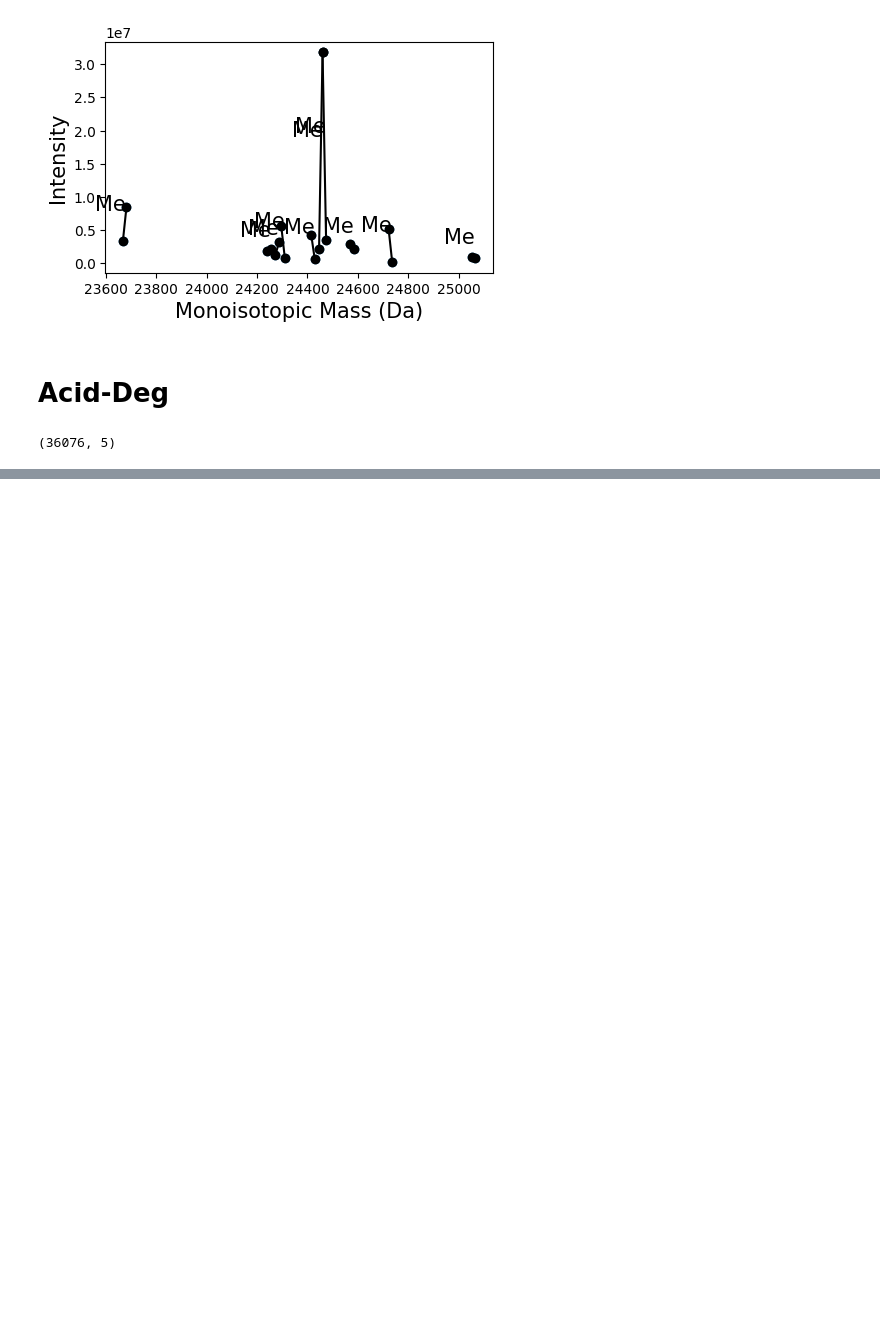
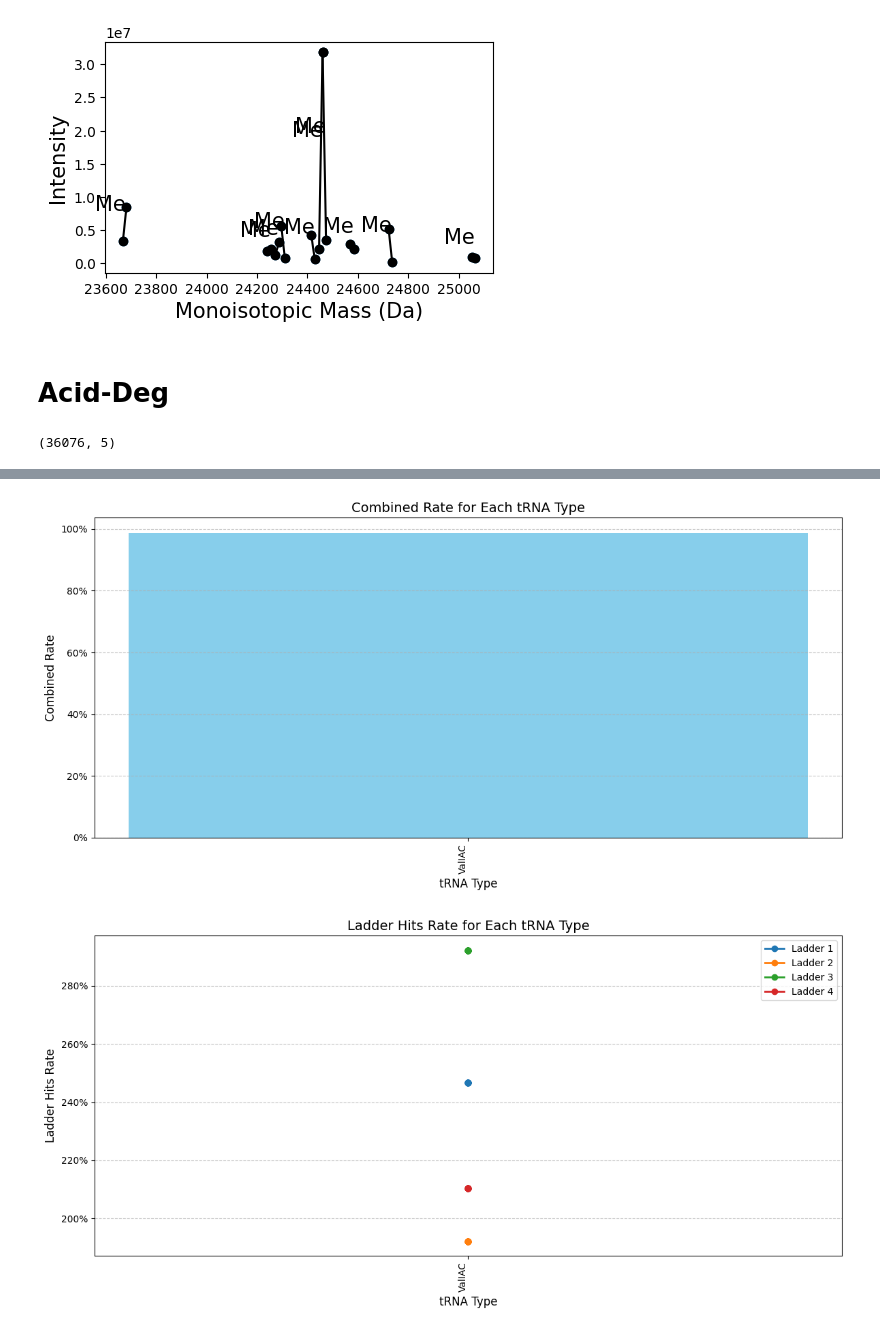
Before and after one commit to yiminchen1999/MLC-Seq, a Jupyter notebook: examples/trna_total_analysis.ipynb, the cells around one changed output, grey strips where cells are left out. Drawn from its saved outputs; the diff is of its cells as text; code cells hidden in the pictures; blank space fills up the shorter version.

```diff
--- a/examples/trna_total_analysis.ipynb
+++ b/examples/trna_total_analysis.ipynb
@@ -317,0 +505,69 @@ for idx, row in df_lib.iterrows():
+# %%
+# prompt: can you visualize different trna coverage for the acide drg file
+
+# ... (Your existing code) ...
+
+# Acid-Deg analysis and plotting
+# ... (Your existing code for loading data and library) ...
+
+
+rates = list()
+df_lib = load_tRNA_library()
+
+# Store results for plotting
+tRNA_types = []
+combined_rates = []
+combined_sites_lists = []
+ladder_hits_rates = []
+
+
+for idx, row in df_lib.iterrows():
+    # ... (Your existing code for matching and calculating rates) ...
+
+    tRNA_types.append(tRNA_type)
+    combined_rates.append(combined_rate)
+    combined_sites_lists.append(combined_sites)
+    ladder_hits_rates.append(ladder_hits_rate)
+
+
+# Create a table of results
+results_df = pd.DataFrame({
+    'tRNA Type': tRNA_types,
+    'Combined Rate': combined_rates,
+    'Combined Sites': combined_sites_lists,
+    'Ladder Hits Rate': ladder_hits_rates
+})
+
+# Display the table
+print(results_df)
+
+
+
+# Plotting Combined Rate (Improved aesthetics)
+plt.figure(figsize=(12, 6))  # Increased figure size for better readability
+plt.bar(results_df['tRNA Type'], results_df['Combined Rate'], color='skyblue') # Added color
+plt.xlabel('tRNA Type', fontsize=12)
+plt.ylabel('Combined Rate', fontsize=12)
+plt.title('Combined Rate for Each tRNA Type', fontsize=14)
+plt.xticks(rotation=90, fontsize=10, ha='right') # Adjusted font size and horizontal alignment
+plt.gca().yaxis.set_major_formatter(ticker.PercentFormatter(xmax=1)) # Format y-axis as percentage
+plt.tight_layout()
+plt.grid(axis='y', linestyle='--', alpha=0.7) # Added a subtle grid
+plt.show()
+
+
+# Plotting Ladder Hits Rate (Improved aesthetics)
+plt.figure(figsize=(12, 6))
+for i in range(len(ladder_hits_rates[0])):
+    plt.plot(results_df['tRNA Type'], [rate[i] for rate in ladder_hits_rates], marker='o', linestyle='-', linewidth=2, label=f'Ladder {i + 1}')
+
+plt.xlabel('tRNA Type', fontsize=12)
+plt.ylabel('Ladder Hits Rate', fontsize=12)
+plt.title('Ladder Hits Rate for Each tRNA Type', fontsize=14)
+plt.xticks(rotation=90, fontsize=10, ha='right')
+plt.gca().yaxis.set_major_formatter(ticker.PercentFormatter(xmax=1)) # Format y-axis as percentage
+plt.legend(fontsize=10) # Increased legend font size
+plt.tight_layout()
+plt.grid(axis='y', linestyle='--', alpha=0.7) # Added a subtle grid
+plt.show()
+# %% [output]
@@ -317,0 +591,2 @@ for idx, row in df_lib.iterrows():
+[figure, added]
+[figure, added]
```
Also changed, not shown: parts of 9 cells of this notebook.
